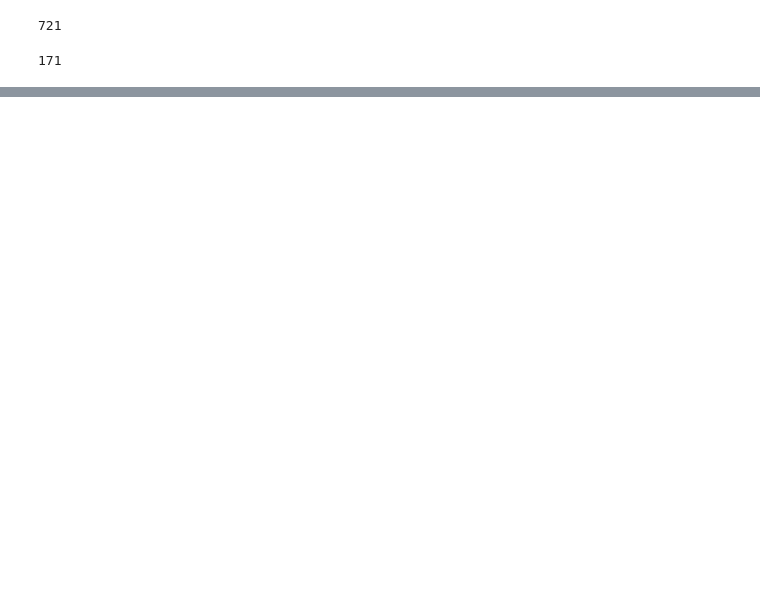
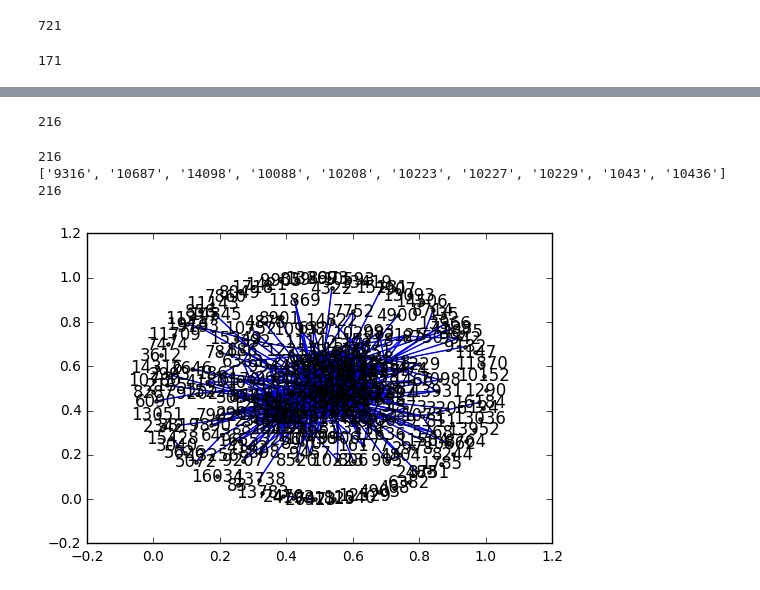
Before and after one commit to nevmenandr/six-degrees-of-leo-tolstoy, a Jupyter notebook: tolstoy.ipynb, the cells around one changed output, grey strips where cells are left out. Saved outputs shown, nothing was run; the diff lists cells and outputs as text; code cells hidden in the pictures; blank space fills up the shorter version.

```diff
--- a/tolstoy.ipynb
+++ b/tolstoy.ipynb
@@ -107,0 +144,7 @@ fg.close()
+# %%
+i = 0
+for nodeid in sorted(deg_press, key=deg_press.get, reverse=True):
+    i += 1
+    if i == 26:
+        break
+    print (str(i) + '. ' + labels_press[nodeid] + '\t' + str(round(deg_press[nodeid], 3)))
@@ -127,0 +188,24 @@ fg.close()
+# %%
+cities = []
+f = codecs.open('cities.csv', 'r', 'utf-8')
+for line in f:
+    if '\t' in line:
+        place, coord = line.split('\t')
+    place = line.replace('\n', '')
+    cities.append(place)
+f.close()
+print(len(cities))
+# %% [output]
+216
+# %%
+cities_nodesid = []
+for fm in cities:
+    for nodeid in G:
+        if labels[nodeid] == fm:
+            cities_nodesid.append(nodeid)
+            break
+cities_G = G.subgraph(cities_nodesid)
+# %% [output]
+216
+['9316', '10687', '14098', '10088', '10208', '10223', '10227', '10229', '1043', '10436']
+216
@@ -127,0 +214,9 @@ fg.close()
+# %%
+pos=nx.spring_layout(cities_G)
+nx.draw_networkx_nodes(cities_G, pos, node_color='grey', node_size=5)
+nx.draw_networkx_edges(cities_G, pos, width=0.5)
+nx.draw_networkx_edges(cities_G, pos, edge_color='b')
+nx.draw_networkx_labels(cities_G, pos, font_size=12, font_family='sans-serif')
+plt.show()
+# %% [output]
+[figure, added]
```
Also changed, not shown: parts of 21 cells of this notebook, 8 other files.
